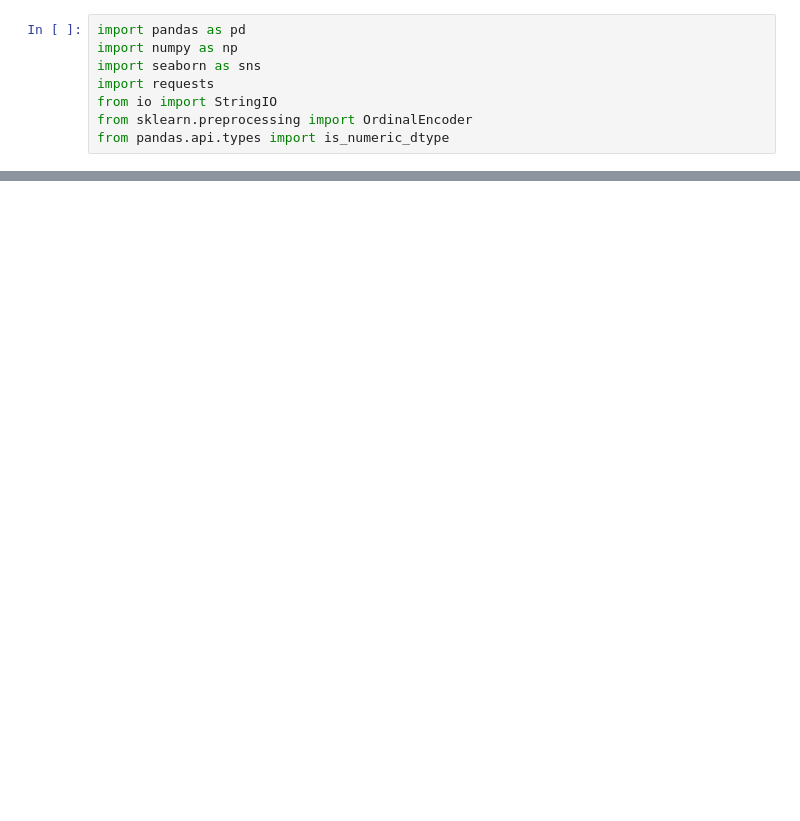
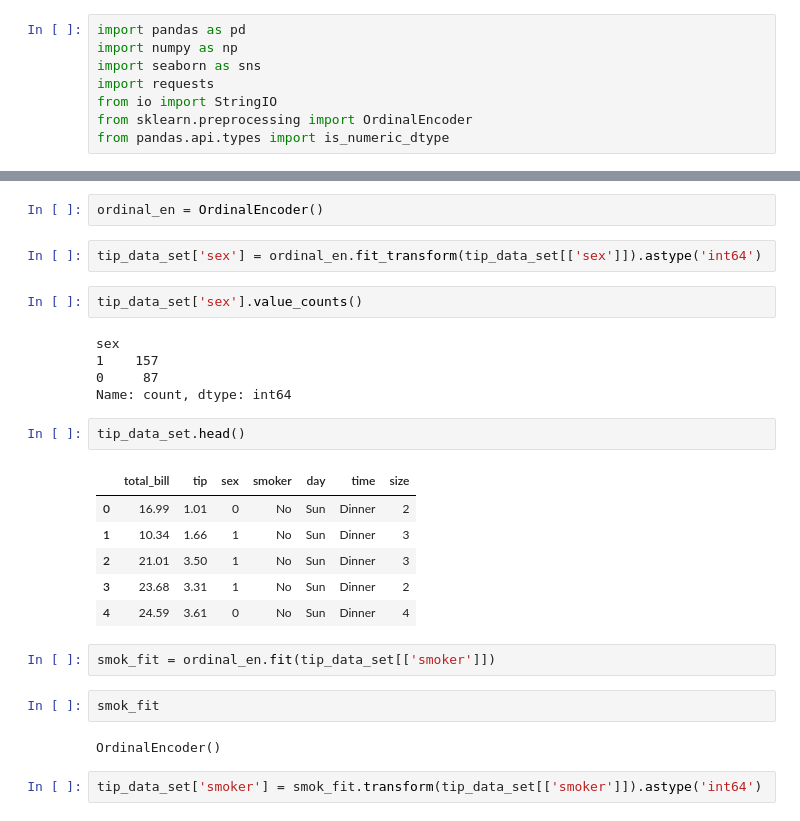
Before and after one commit to Md-Maruf-1727/Data-preprocessing-Practice, a Jupyter notebook: Data pre-processing part1/encoding2ordinal.ipynb, the cells around one changed output, grey strips where cells are left out. Saved outputs shown, nothing was run; the diff lists cells and outputs as text; blank space fills up the shorter version.

Commit message:
update ordinal encoder

```diff
--- a/Data pre-processing part1/encoding2ordinal.ipynb
+++ b/Data pre-processing part1/encoding2ordinal.ipynb
@@ -8,0 +31,28 @@ from pandas.api.types import is_numeric_dtype
+# %%
+ordinal_en = OrdinalEncoder()
+# %%
+tip_data_set['sex'] = ordinal_en.fit_transform(tip_data_set[['sex']]).astype('int64')
+# %%
+tip_data_set['sex'].value_counts()
+# %% [output]
+sex
+1    157
+0     87
+Name: count, dtype: int64
+# %%
+tip_data_set.head()
+# %% [output]
+|  | total_bill | tip | sex | smoker | day | time | size |
+| 0 | 16.99 | 1.01 | 0 | No | Sun | Dinner | 2 |
+| 1 | 10.34 | 1.66 | 1 | No | Sun | Dinner | 3 |
+| 2 | 21.01 | 3.50 | 1 | No | Sun | Dinner | 3 |
+| 3 | 23.68 | 3.31 | 1 | No | Sun | Dinner | 2 |
+| 4 | 24.59 | 3.61 | 0 | No | Sun | Dinner | 4 |
+# %%
+smok_fit = ordinal_en.fit(tip_data_set[['smoker']])
+# %%
+smok_fit
+# %% [output]
+OrdinalEncoder()
+# %%
+tip_data_set['smoker'] = smok_fit.transform(tip_data_set[['smoker']]).astype('int64')
```
Also changed, not shown: parts of 11 cells of this notebook.
